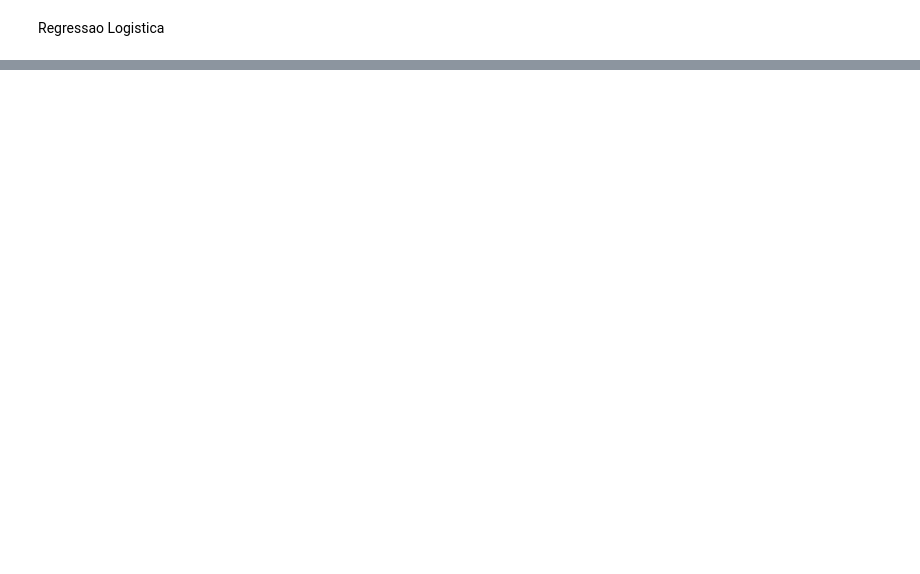
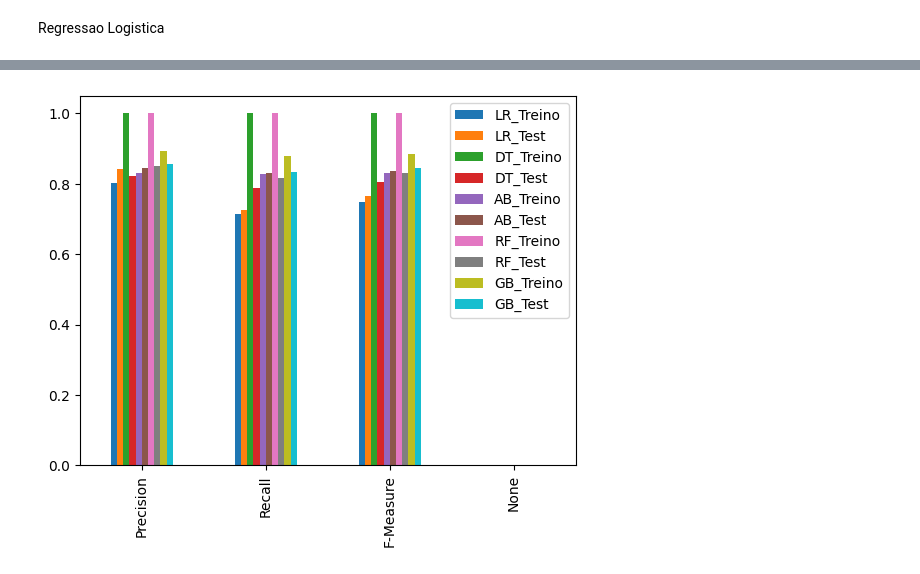
Before and after one commit to giseldo/previsao_eleicao_deputados, a Jupyter notebook: principal.ipynb, the cells around one changed output, grey strips where cells are left out. Drawn from its saved outputs; the diff is of its cells as text; code cells hidden in the pictures; blank space fills up the shorter version.

```diff
--- a/principal.ipynb
+++ b/principal.ipynb
@@ -126,0 +182,18 @@ ACC: 0.9103
+# %%
+clf = RandomForestClassifier()
+clf.fit(train_X, train_y)
+y_pred_train = clf.predict(train_X)
+y_pred_test = clf.predict(test_X)
+
+res =  precision_recall_fscore_support(train_y, y_pred_train, average="macro")
+resultado_df_RF = pd.DataFrame(data = res, index= ["Precision", "Recall", "F-Measure","None"], columns=["RF_Treino"])
+extracted_col = resultado_df_RF["RF_Treino"]
+
+res2 =  precision_recall_fscore_support(test_y, y_pred_test, average="macro")
+resultado_df_RF2 = pd.DataFrame(data = res2, index= ["Precision", "Recall", "F-Measure","None"], columns=["RF_Test"])
+extracted_col2 = resultado_df_RF2["RF_Test"]
+
+resultado_df = resultado_df.join(extracted_col)
+resultado_df = resultado_df.join(extracted_col2)
+
+resultado_df
@@ -126,0 +208,20 @@ ACC: 0.9103
+# %%
+from sklearn.ensemble import GradientBoostingClassifier
+
+clf = GradientBoostingClassifier()
+clf.fit(train_X, train_y)
+y_pred_train = clf.predict(train_X)
+y_pred_test = clf.predict(test_X)
+
+res =  precision_recall_fscore_support(train_y, y_pred_train, average="macro")
+resultado_df_GB = pd.DataFrame(data = res, index= ["Precision", "Recall", "F-Measure","None"], columns=["GB_Treino"])
+extracted_col = resultado_df_GB["GB_Treino"]
+
+res2 =  precision_recall_fscore_support(test_y, y_pred_test, average="macro")
+resultado_df_GB2 = pd.DataFrame(data = res2, index= ["Precision", "Recall", "F-Measure","None"], columns=["GB_Test"])
+extracted_col2 = resultado_df_GB2["GB_Test"]
+
+resultado_df = resultado_df.join(extracted_col)
+resultado_df = resultado_df.join(extracted_col2)
+
+resultado_df
@@ -126,0 +238,5 @@ ACC: 0.9103
+# %%
+resultado_df.plot.bar()
+plt.show()
+# %% [output]
+[figure, added]
```
Also changed, not shown: parts of 27 cells of this notebook, 1 other file.
